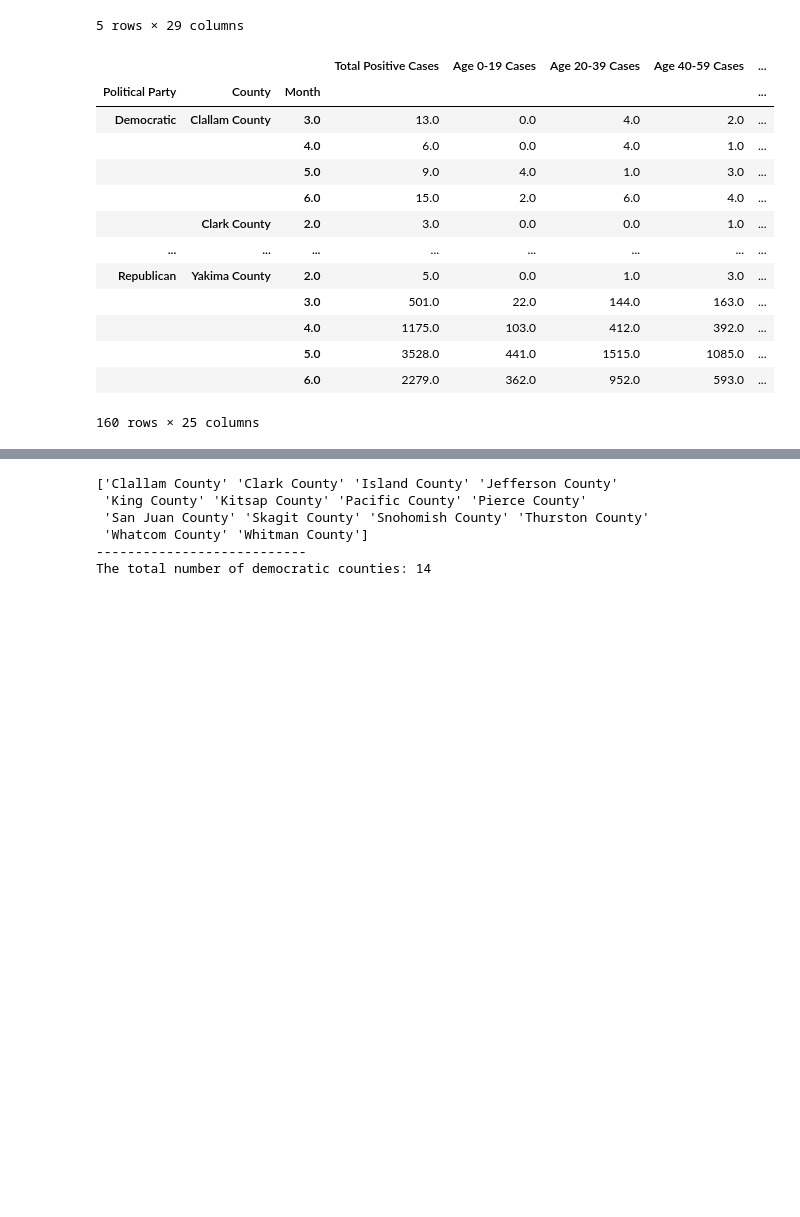
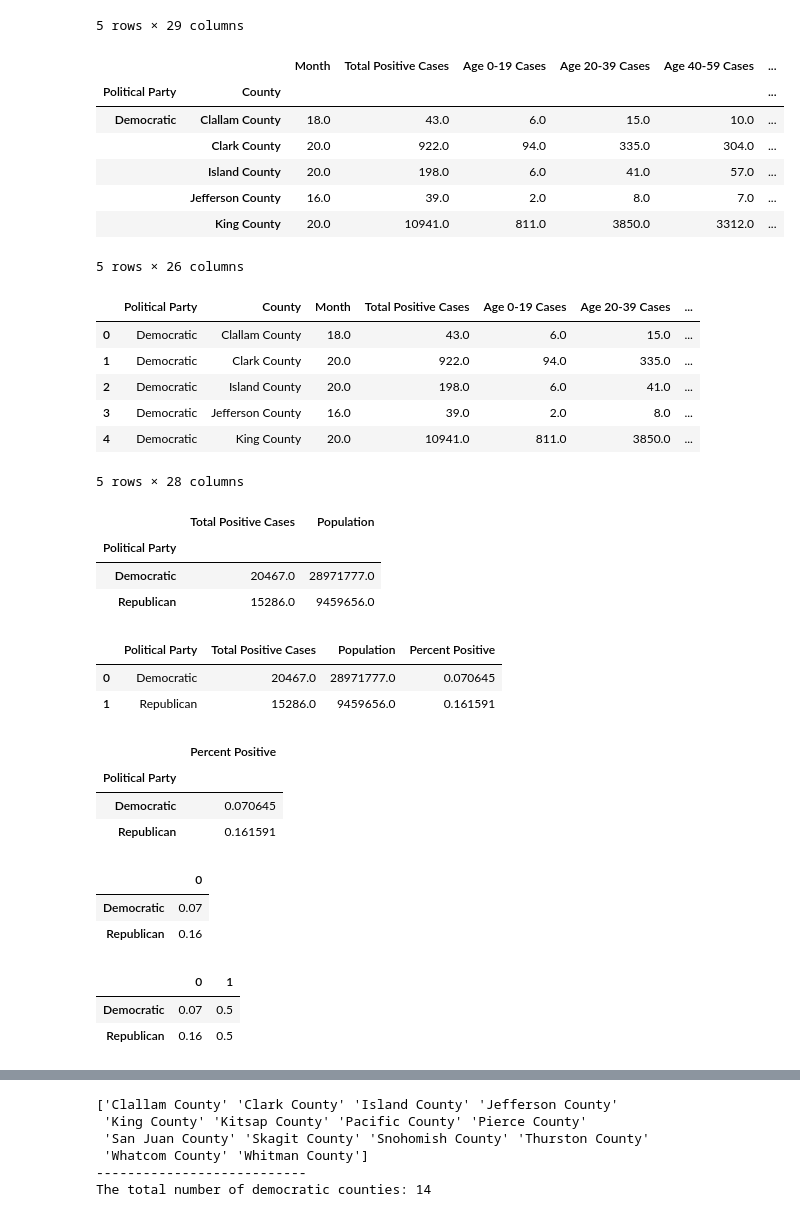
Before and after one commit to mocchicone/Covid-19-Outcomes-in-Washington-State, a Jupyter notebook: Nghia Analysis.ipynb, the cells around one changed output, grey strips where cells are left out. Cells and saved outputs as stored; diff of their text form; code cells hidden in the pictures; blank space fills up the shorter version.

```diff
--- a/Nghia Analysis.ipynb
+++ b/Nghia Analysis.ipynb
@@ -96,19 +97,67 @@ rename_file.head()
 5 rows × 29 columns
 # %%
 political_groups = rename_file.groupby(["Political Party", "County", "Month"])
-political_groups.sum()
+
+political_groups_new = rename_file.groupby(["Political Party", "County"])
+political_grouped_df = political_groups_new.sum()
+political_grouped_df.head()
 # %% [output]
-|  |  |  | Total Positive Cases | Age 0-19 Cases | Age 20-39 Cases | Age 40-59 Cases | ... |
-| Political Party | County | Month |  |  |  |  | ... |
-| Democratic | Clallam County | 3.0 | 13.0 | 0.0 | 4.0 | 2.0 | ... |
-|  |  | 4.0 | 6.0 | 0.0 | 4.0 | 1.0 | ... |
-|  |  | 5.0 | 9.0 | 4.0 | 1.0 | 3.0 | ... |
-|  |  | 6.0 | 15.0 | 2.0 | 6.0 | 4.0 | ... |
-|  | Clark County | 2.0 | 3.0 | 0.0 | 0.0 | 1.0 | ... |
-| ... | ... | ... | ... | ... | ... | ... | ... |
-| Republican | Yakima County | 2.0 | 5.0 | 0.0 | 1.0 | 3.0 | ... |
-|  |  | 3.0 | 501.0 | 22.0 | 144.0 | 163.0 | ... |
-|  |  | 4.0 | 1175.0 | 103.0 | 412.0 | 392.0 | ... |
-|  |  | 5.0 | 3528.0 | 441.0 | 1515.0 | 1085.0 | ... |
-|  |  | 6.0 | 2279.0 | 362.0 | 952.0 | 593.0 | ... |
+|  |  | Month | Total Positive Cases | Age 0-19 Cases | Age 20-39 Cases | Age 40-59 Cases | ... |
+| Political Party | County |  |  |  |  |  | ... |
+| Democratic | Clallam County | 18.0 | 43.0 | 6.0 | 15.0 | 10.0 | ... |
+|  | Clark County | 20.0 | 922.0 | 94.0 | 335.0 | 304.0 | ... |
+|  | Island County | 20.0 | 198.0 | 6.0 | 41.0 | 57.0 | ... |
+|  | Jefferson County | 16.0 | 39.0 | 2.0 | 8.0 | 7.0 | ... |
+|  | King County | 20.0 | 10941.0 | 811.0 | 3850.0 | 3312.0 | ... |
-160 rows × 25 columns
+5 rows × 26 columns
+# %%
+political_df_reset_index = political_grouped_df.reset_index()
+political_df_reset_index.head()
+# %% [output]
+|  | Political Party | County | Month | Total Positive Cases | Age 0-19 Cases | Age 20-39 Cases | ... |
+| 0 | Democratic | Clallam County | 18.0 | 43.0 | 6.0 | 15.0 | ... |
+| 1 | Democratic | Clark County | 20.0 | 922.0 | 94.0 | 335.0 | ... |
+| 2 | Democratic | Island County | 20.0 | 198.0 | 6.0 | 41.0 | ... |
+| 3 | Democratic | Jefferson County | 16.0 | 39.0 | 2.0 | 8.0 | ... |
+| 4 | Democratic | King County | 20.0 | 10941.0 | 811.0 | 3850.0 | ... |
+5 rows × 28 columns
+# %%
+political_affiliation_group = political_df_reset_index.loc[:,["Political Party", "Total Positive Cases", "Population"]]
+dem_rep_compare = political_affiliation_group.groupby("Political Party").sum()
+dem_rep_compare
+# %% [output]
+|  | Total Positive Cases | Population |
+| Political Party |  |  |
+| Democratic | 20467.0 | 28971777.0 |
+| Republican | 15286.0 | 9459656.0 |
+# %%
+dem_rep_compare["Percent Positive"] = (dem_rep_compare["Total Positive Cases"] / dem_rep_compare["Population"]) * 100
+dem_rep_compare.reset_index()
+# %% [output]
+|  | Political Party | Total Positive Cases | Population | Percent Positive |
+| 0 | Democratic | 20467.0 | 28971777.0 | 0.070645 |
+| 1 | Republican | 15286.0 | 9459656.0 | 0.161591 |
+# %%
+dem_rep_chi_test = dem_rep_compare.drop(["Total Positive Cases", "Population"], axis=1)
+dem_rep_chi_test
+# %% [output]
+|  | Percent Positive |
+| Political Party |  |
+| Democratic | 0.070645 |
+| Republican | 0.161591 |
+# %%
+observed = pd.Series([0.07, 0.16], index=["Democratic", "Republican"])
+dem_vs_rep = pd.DataFrame([observed]).T
+dem_vs_rep
+# %% [output]
+|  | 0 |
+| Democratic | 0.07 |
+| Republican | 0.16 |
+# %%
+# Add a column whose default values are the expected values
+dem_vs_rep[1] = .50
+dem_vs_rep
+# %% [output]
+|  | 0 | 1 |
+| Democratic | 0.07 | 0.5 |
+| Republican | 0.16 | 0.5 |
```
Also changed, not shown: parts of 4 cells of this notebook.
